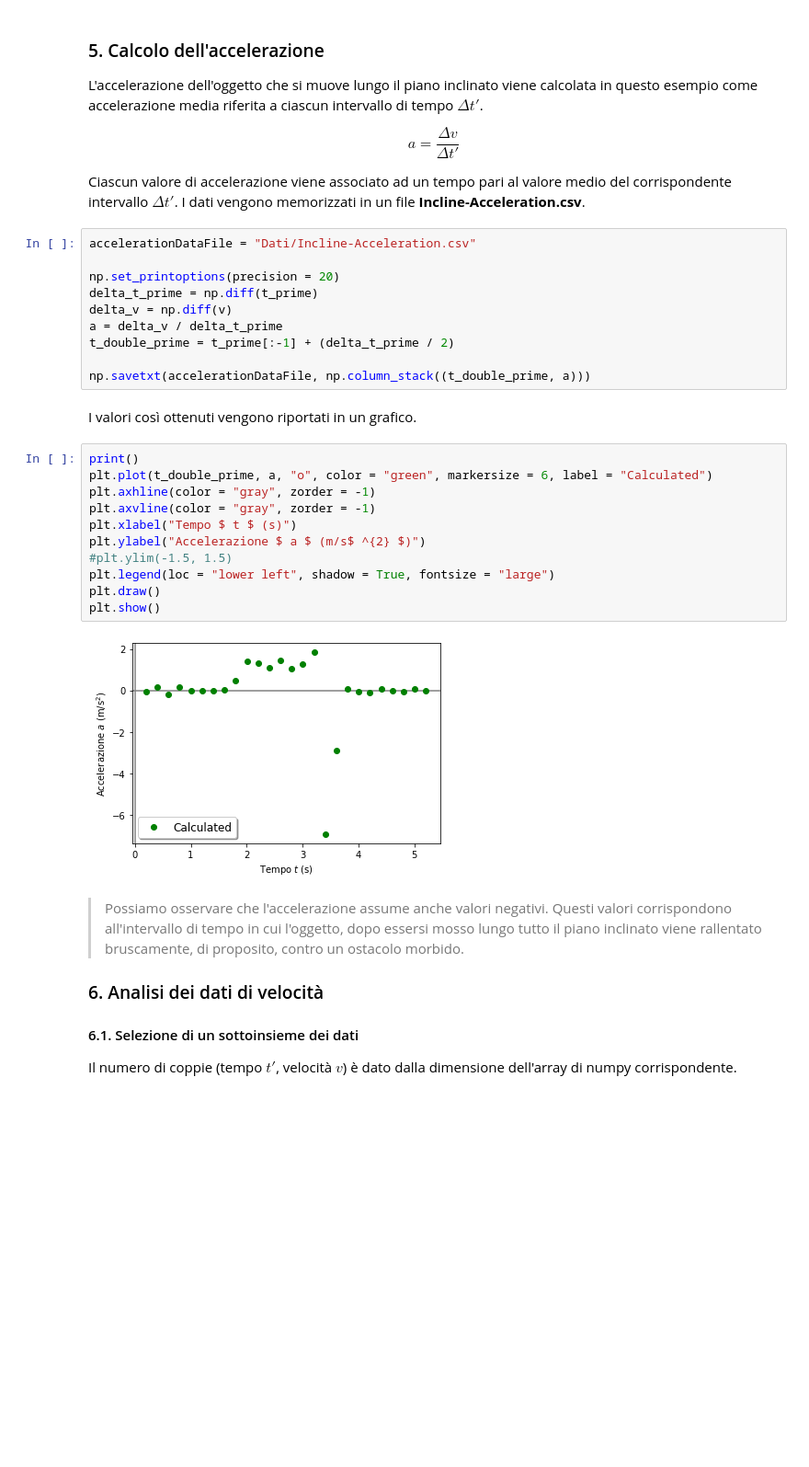
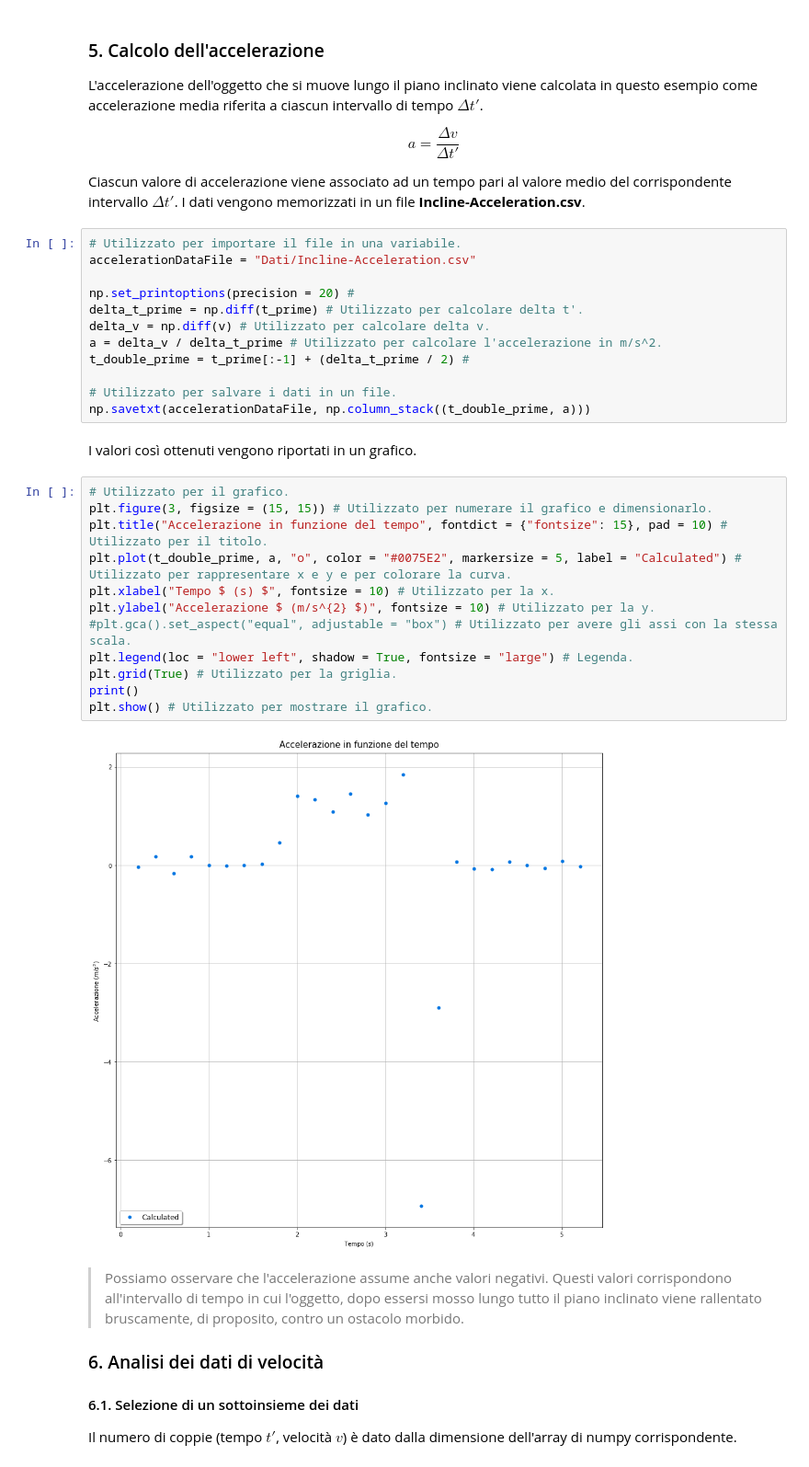
Before and after one commit to Darkaquon/Physics-with-Open-Source-Software, a Jupyter notebook: Notebook/Piano_inclinato.ipynb, the cells around one changed output. Shown: that part at 92% size. Drawn from its saved outputs; the diff is of its cells as text; blank space fills up the shorter version.

```diff
--- a/Notebook/Piano_inclinato.ipynb
+++ b/Notebook/Piano_inclinato.ipynb
@@ -164,30 +169,33 @@ $$ a = \dfrac{\Delta v}{\Delta t'} $$
 
 Ciascun valore di accelerazione viene associato ad un tempo pari al valore medio del corrispondente intervallo $ \Delta t' $. I dati vengono memorizzati in un file **Incline-Acceleration.csv**.
 # %%
+# Utilizzato per importare il file in una variabile.
 accelerationDataFile = "Dati/Incline-Acceleration.csv"
 
-np.set_printoptions(precision = 20)
-delta_t_prime = np.diff(t_prime)
-delta_v = np.diff(v)
-a = delta_v / delta_t_prime
-t_double_prime = t_prime[:-1] + (delta_t_prime / 2)
+np.set_printoptions(precision = 20) #
+delta_t_prime = np.diff(t_prime) # Utilizzato per calcolare delta t'.
+delta_v = np.diff(v) # Utilizzato per calcolare delta v.
+a = delta_v / delta_t_prime # Utilizzato per calcolare l'accelerazione in m/s^2.
+t_double_prime = t_prime[:-1] + (delta_t_prime / 2) #
 
+# Utilizzato per salvare i dati in un file.
 np.savetxt(accelerationDataFile, np.column_stack((t_double_prime, a)))
 # %% [markdown]
 I valori così ottenuti vengono riportati in un grafico.
-# %%
-print()
-plt.plot(t_double_prime, a, "o", color = "green", markersize = 6, label = "Calculated")
-plt.axhline(color = "gray", zorder = -1)
-plt.axvline(color = "gray", zorder = -1)
-plt.xlabel("Tempo $ t $ (s)")
-plt.ylabel("Accelerazione $ a $ (m/s$ ^{2} $)")
-#plt.ylim(-1.5, 1.5)
-plt.legend(loc = "lower left", shadow = True, fontsize = "large")
-plt.draw()
-plt.show()
-# %% [output]
-[figure, removed]
+# %%
+# Utilizzato per il grafico.
+plt.figure(3, figsize = (15, 15)) # Utilizzato per numerare il grafico e dimensionarlo.
+plt.title("Accelerazione in funzione del tempo", fontdict = {"fontsize": 15}, pad = 10) # Utilizzato per il titolo.
+plt.plot(t_double_prime, a, "o", color = "#0075E2", markersize = 5, label = "Calculated") # Utilizzato per rappresentare x e y e per colorare la curva.
+plt.xlabel("Tempo $ (s) $", fontsize = 10) # Utilizzato per la x.
+plt.ylabel("Accelerazione $ (m/s^{2} $)", fontsize = 10) # Utilizzato per la y.
+#plt.gca().set_aspect("equal", adjustable = "box") # Utilizzato per avere gli assi con la stessa scala.
+plt.legend(loc = "lower left", shadow = True, fontsize = "large") # Legenda.
+plt.grid(True) # Utilizzato per la griglia.
+print()
+plt.show() # Utilizzato per mostrare il grafico.
+# %% [output]
+[figure, added]
 # %% [markdown]
 > Possiamo osservare che l'accelerazione assume anche valori negativi. Questi valori corrispondono all'intervallo di tempo in cui l'oggetto, dopo essersi mosso lungo tutto il piano inclinato viene rallentato bruscamente, di proposito, contro un ostacolo morbido.
 
```
Also changed, not shown: parts of 14 cells of this notebook, 11 other files.
